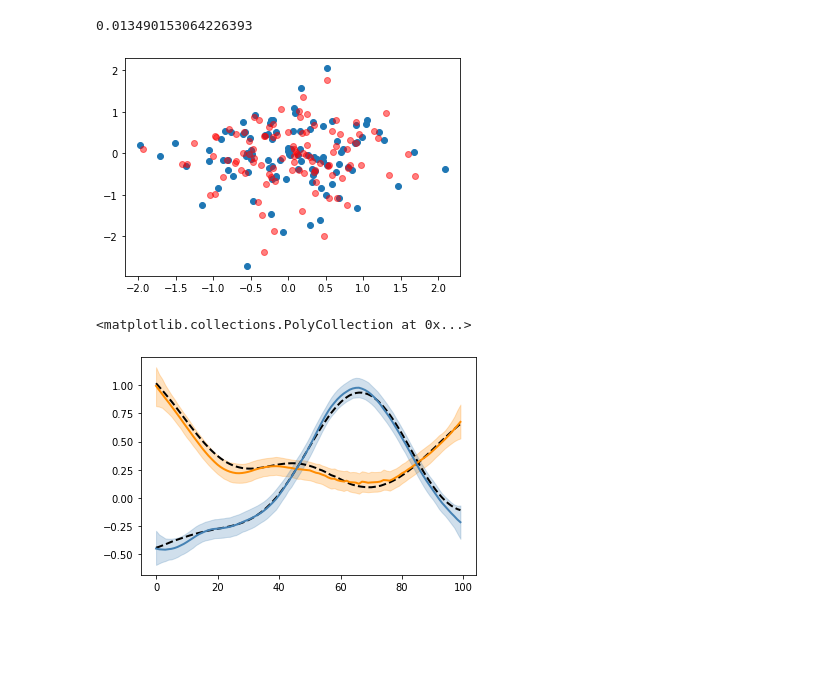
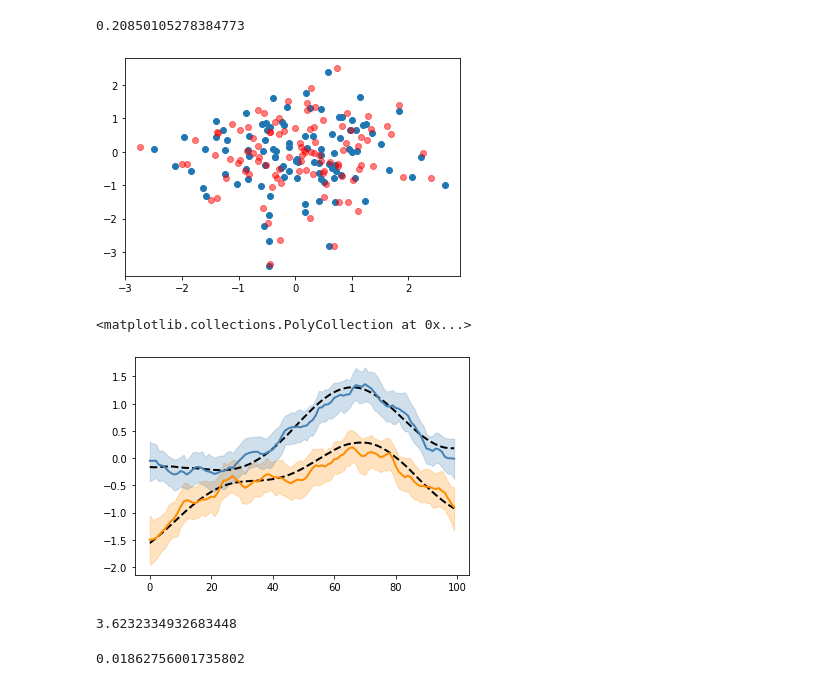
Before and after one commit to joshloyal/DynamicRDPG, a Jupyter notebook: notebook/Gaussian.ipynb, the cells around one changed output. Saved outputs shown, nothing was run; the diff lists cells and outputs as text; code cells hidden in the pictures; blank space fills up the shorter version.

```diff
--- a/notebook/Gaussian.ipynb
+++ b/notebook/Gaussian.ipynb
@@ -3,7 +3,8 @@ from sklearn.metrics import euclidean_distances
 from sklearn.utils import check_random_state
 import scipy.sparse as sp
 
-def gp_network(n_nodes=100, n_time_steps=100, n_features=2, sparse=True, density=0.2, random_state=42):
+def gp_network(n_nodes=100, n_time_steps=100, n_features=2,
+               sigma=8, sparse=True, density=0.2, random_state=42):
     rng = check_random_state(random_state)
     ts = np.arange(n_time_steps)
     dist_sq = euclidean_distances(ts[:, None], squared=True)
@@ -22,10 +23,10 @@ def gp_network(n_nodes=100, n_time_steps=100, n_features=2, sparse=True, density
         Y = np.zeros((n_nodes, n_nodes))
 
         X[t] *= np.sqrt(density)
-        y = means[t] + np.sqrt(2) * rng.randn(*means[t].shape)
+        y = means[t] + sigma * rng.randn(*means[t].shape)
 
-        zif_mask = rng.binomial(1, density * np.ones_like(y))
-        y = zif_mask * y
+        #zif_mask = rng.binomial(1, density * np.ones_like(y))
+        #y = zif_mask * y
 
 
         Y[subdiag] = y
@@ -38,7 +39,8 @@ def gp_network(n_nodes=100, n_time_steps=100, n_features=2, sparse=True, density
 
     return Y, X, np.stack(means)
 # %%
-Y, X, means = gp_network(n_nodes=100, n_time_steps=100, sparse=True, density=0.5)
+Y, X, means = gp_network(n_nodes=100, n_time_steps=100,
+                         sigma=4, sparse=True, density=1.0)
 
 print(np.mean([Yt.mean() for Yt in Y]))
 plt.imshow(Y[-1].toarray(), cmap='viridis_r')
@@ -49,6 +56,6 @@ plt.imshow(Y[-1].toarray(), cmap='viridis_r')
 # %%
 from dynrdpg import DynamicRDPG
 
-dase = DynamicRDPG(is_binary=False, rw_order=2, random_state=13)
-dase.sample(Y, n_burnin=1000, n_samples=1000)
+dase = DynamicRDPG(is_binary=False, rw_order=1, random_state=13)
+dase.sample(Y, n_burnin=200, n_samples=200)
 # %% [output]
@@ -56,20 +69,20 @@ dase.sample(Y, n_burnin=1000, n_samples=1000)
 # %%
 from scipy.linalg import orthogonal_procrustes
 
 t = -1
 X_dase = dase.X_[t]
 R, _ = orthogonal_procrustes(X_dase, X[t])
 X_dase = X_dase @ R
 plt.scatter(X_dase[:, 0], X_dase[:, 1])
 plt.scatter(X[t][:, 0], X[t][:, 1], c='red', alpha=0.5)
 
 subdiag = np.tril_indices_from(Y[t], k=-1)
 
 #print(roc_auc_score(Y[t][subdiag], dase.probas_[t]))
-np.mean((X_dase - X[t]) ** 2)
+np.sqrt(np.mean((X_dase - X[t]) ** 2))
 # %% [output]
-0.013490153064226393
+0.20850105278384773
-[figure, old version]
+[figure, new version]
 # %%
 idx = 10
 
@@ -89,4 +102,18 @@ plt.fill_between(np.arange(len(Y)), cis[0, :, 1], cis[1, :, 1], color='darkorang
 plt.fill_between(np.arange(len(Y)), cis[0, :, 0], cis[1, :, 0], color='steelblue', alpha=0.25)
 # %% [output]
 <matplotlib.collections.PolyCollection at 0x...>
-[figure, old version]
+[figure, new version]
+# %%
+from scipy.linalg import orthogonal_procrustes
+
+X_pred = dase.X_.copy()
+for t in range(len(Y)):
+    R, _ = orthogonal_procrustes(X_pred[t], X[t])
+    X_pred[t] = X_pred[t] @ R
+
+print(dase.rmse_)
+r_rdpg = np.mean((X_pred - X) ** 2)
+r_rdpg
+# %% [output]
+3.6232334932683448
+0.01862756001735802
```
Also changed, not shown: parts of 4 cells of this notebook, 5 other files.
